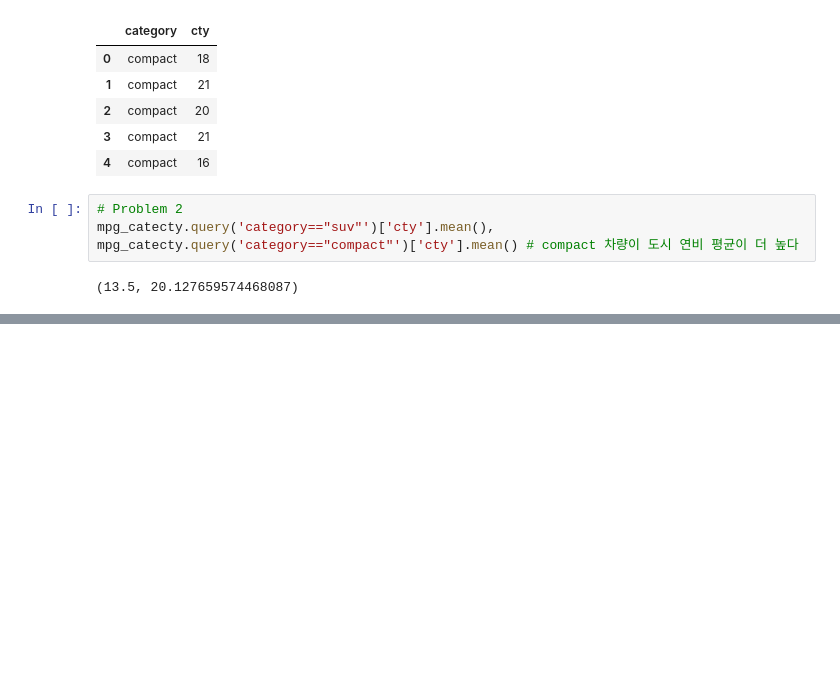
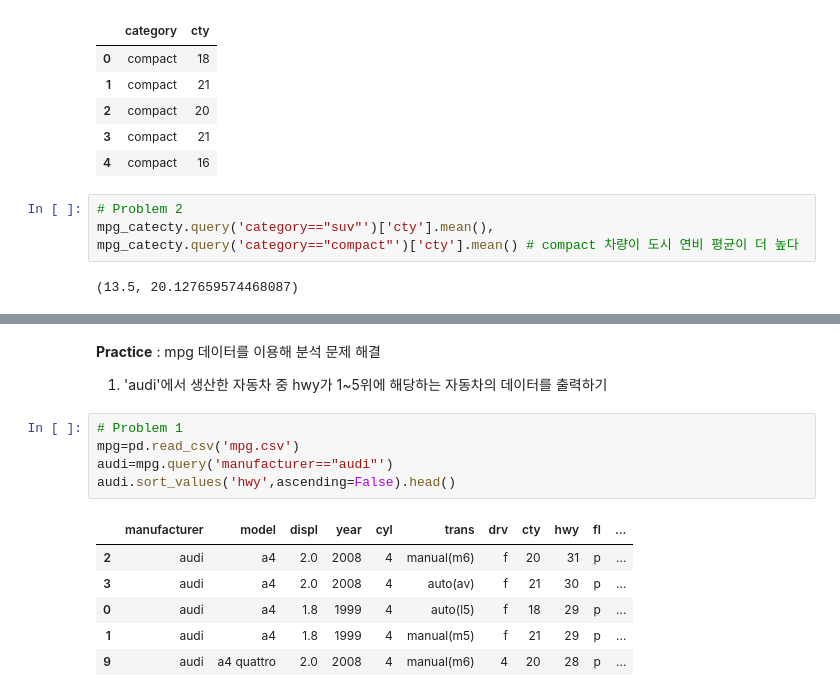
Before and after one commit to Devheun/Data-Analysis, a Jupyter notebook: Data_Processing(Lec6).ipynb, the cells around one changed output, grey strips where cells are left out. Saved outputs shown, nothing was run; the diff lists cells and outputs as text; blank space fills up the shorter version.

```diff
--- a/Data_Processing(Lec6).ipynb
+++ b/Data_Processing(Lec6).ipynb
@@ -186,0 +228,16 @@ mpg_catecty.query('category=="suv"')['cty'].mean(), mpg_catecty.query('category=
+# %% [markdown]
+**Practice** : mpg 데이터를 이용해 분석 문제 해결
+
+1. 'audi'에서 생산한 자동차 중 hwy가 1~5위에 해당하는 자동차의 데이터를 출력하기
+# %%
+# Problem 1
+mpg=pd.read_csv('mpg.csv')
+audi=mpg.query('manufacturer=="audi"')
+audi.sort_values('hwy',ascending=False).head()
+# %% [output]
+|  | manufacturer | model | displ | year | cyl | trans | drv | cty | hwy | fl | ... |
+| 2 | audi | a4 | 2.0 | 2008 | 4 | manual(m6) | f | 20 | 31 | p | ... |
+| 3 | audi | a4 | 2.0 | 2008 | 4 | auto(av) | f | 21 | 30 | p | ... |
+| 0 | audi | a4 | 1.8 | 1999 | 4 | auto(l5) | f | 18 | 29 | p | ... |
+| 1 | audi | a4 | 1.8 | 1999 | 4 | manual(m5) | f | 21 | 29 | p | ... |
+| 9 | audi | a4 quattro | 2.0 | 2008 | 4 | manual(m6) | 4 | 20 | 28 | p | ... |
```
Also changed, not shown: parts of 18 cells of this notebook.
